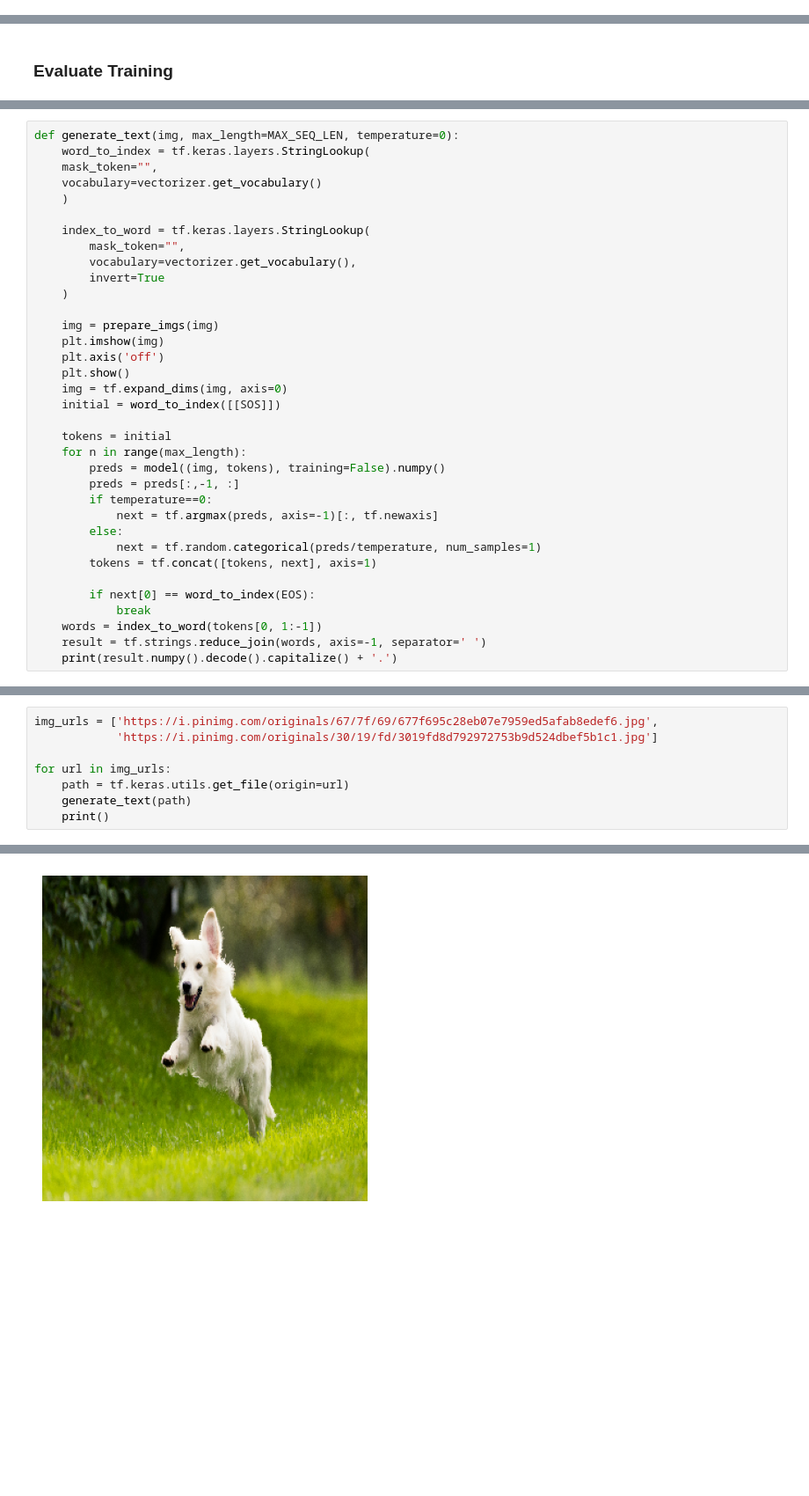
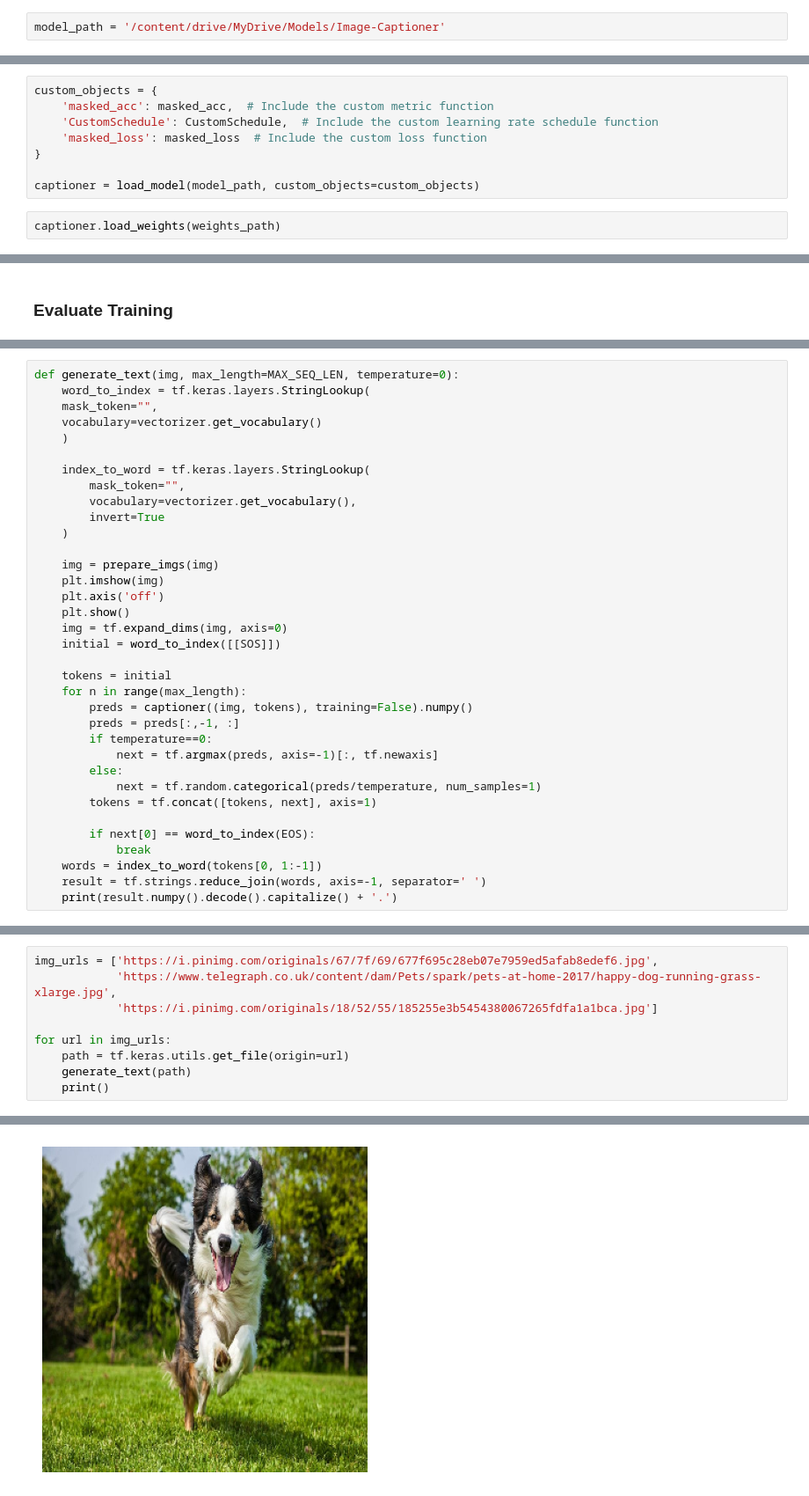
Before and after one commit to danplotkin/Transformer-based-Image-Captioning-From-Scratch-with-TensorFlow, a Jupyter notebook: Image_Captioner.ipynb, the cells around one changed output, grey strips where cells are left out. Shown at 88% size. Saved outputs shown, nothing was run; the diff lists cells and outputs as text; blank space fills up the shorter version.

```diff
--- a/Image_Captioner.ipynb
+++ b/Image_Captioner.ipynb
@@ -692,0 +756,2 @@ valid_loss, valid_accuracy = model.evaluate(valid_ds, steps=20)
+# %%
+model_path = '/content/drive/MyDrive/Models/Image-Captioner'
@@ -692,0 +766,10 @@ valid_loss, valid_accuracy = model.evaluate(valid_ds, steps=20)
+# %%
+custom_objects = {
+    'masked_acc': masked_acc,  # Include the custom metric function
+    'CustomSchedule': CustomSchedule,  # Include the custom learning rate schedule function
+    'masked_loss': masked_loss  # Include the custom loss function
+}
+
+captioner = load_model(model_path, custom_objects=custom_objects)
+# %%
+captioner.load_weights(weights_path)
@@ -740,7 +829,7 @@ def generate_text(img, max_length=MAX_SEQ_LEN, temperature=0):
 
     tokens = initial
     for n in range(max_length):
-        preds = model((img, tokens), training=False).numpy()
+        preds = captioner((img, tokens), training=False).numpy()
         preds = preds[:,-1, :]
         if temperature==0:
             next = tf.argmax(preds, axis=-1)[:, tf.newaxis]
@@ -758,6 +847,7 @@ Now we will get 2 random images from the internet and generate captions with our
 # %%
 img_urls = ['https://i.pinimg.com/originals/67/7f/69/677f695c28eb07e7959ed5afab8edef6.jpg',
-            'https://i.pinimg.com/originals/30/19/fd/3019fd8d792972753b9d524dbef5b1c1.jpg']
+            'https://www.telegraph.co.uk/content/dam/Pets/spark/pets-at-home-2017/happy-dog-running-grass-xlarge.jpg',
+            'https://i.pinimg.com/originals/18/52/55/185255e3b5454380067265fdfa1a1bca.jpg']
 
 for url in img_urls:
     path = tf.keras.utils.get_file(origin=url)
@@ -769 +859 @@ A man does a trick on a skateboard.
-[figure, old version]
+[figure, new version]
```
Also changed, not shown: parts of 40 cells of this notebook.
